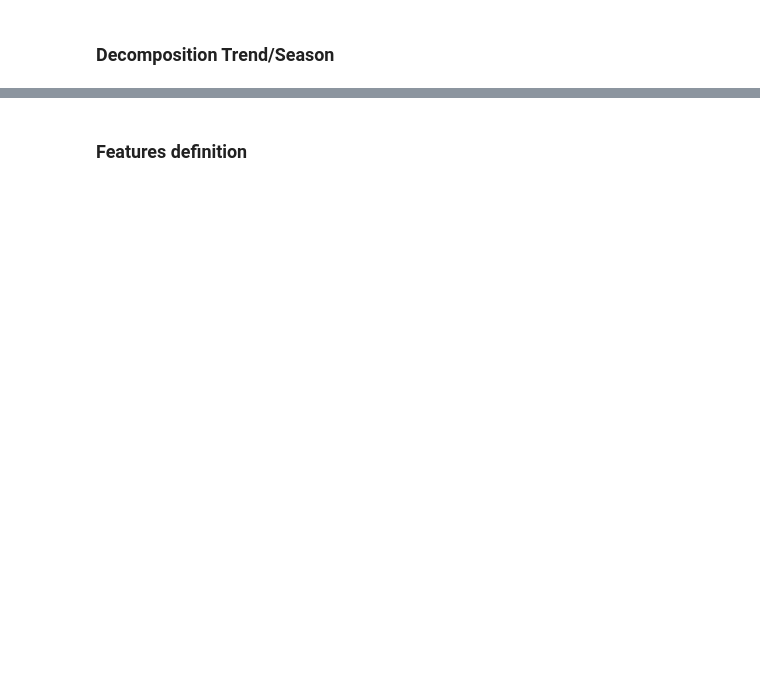
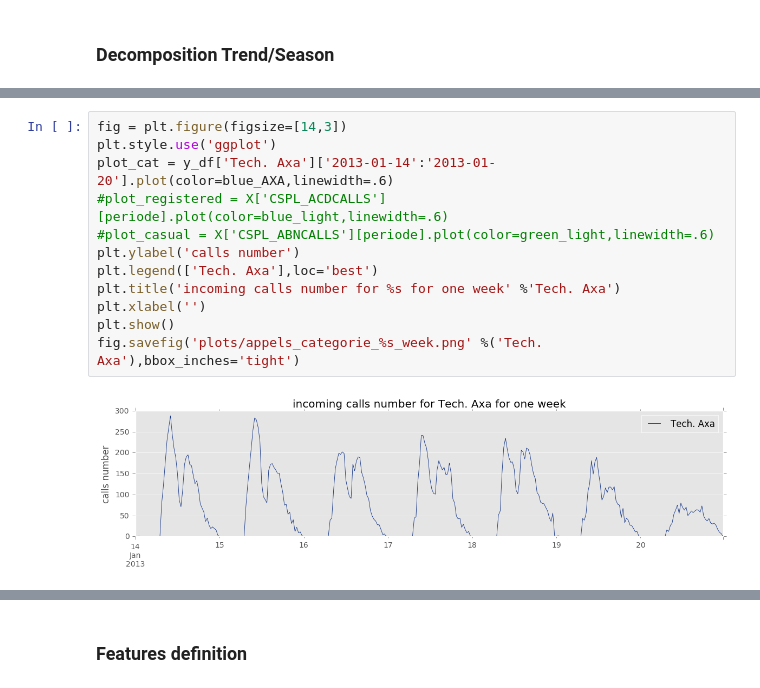
Before and after one commit to GRichard513/AxaChallenge, a Jupyter notebook: Projet_Axa_Antoine.ipynb, the cells around one changed output, grey strips where cells are left out. Drawn from its saved outputs; the diff is of its cells as text; blank space fills up the shorter version.

```diff
--- a/Projet_Axa_Antoine.ipynb
+++ b/Projet_Axa_Antoine.ipynb
@@ -119,0 +151,14 @@ used freq : 336
+# %%
+fig = plt.figure(figsize=[14,3])
+plt.style.use('ggplot')
+plot_cat = y_df['Tech. Axa']['2013-01-14':'2013-01-20'].plot(color=blue_AXA,linewidth=.6)
+#plot_registered = X['CSPL_ACDCALLS'][periode].plot(color=blue_light,linewidth=.6)
+#plot_casual = X['CSPL_ABNCALLS'][periode].plot(color=green_light,linewidth=.6)
+plt.ylabel('calls number')
+plt.legend(['Tech. Axa'],loc='best')
+plt.title('incoming calls number for %s for one week' %'Tech. Axa')
+plt.xlabel('')
+plt.show()
+fig.savefig('plots/appels_categorie_%s_week.png' %('Tech. Axa'),bbox_inches='tight')
+# %% [output]
+[figure, added]
```
Also changed, not shown: parts of 25 cells of this notebook.
